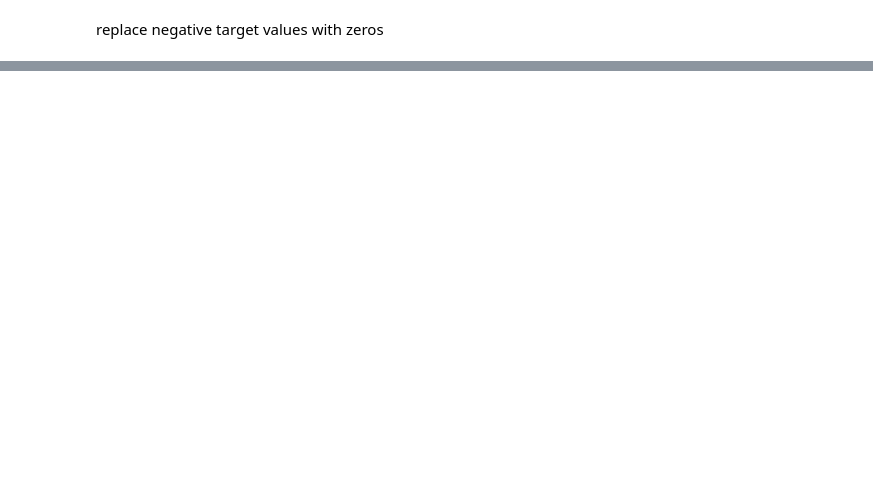
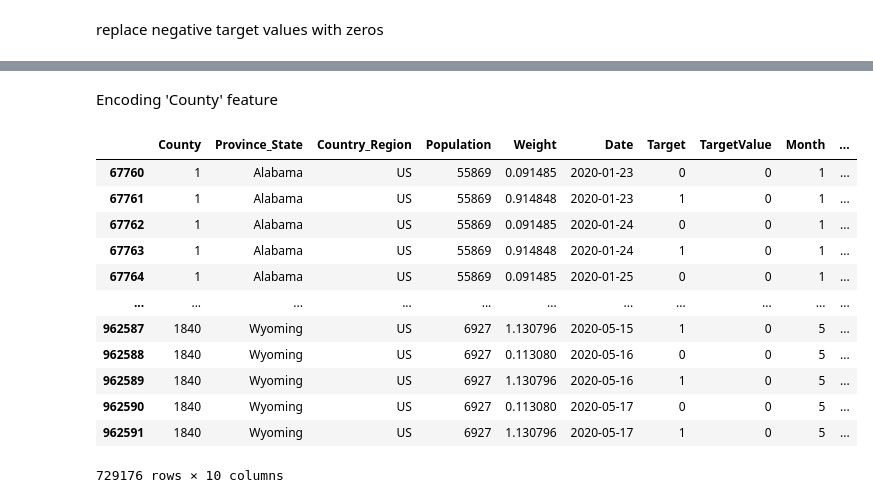
Before and after one commit to fzha113/COVID_19_Forecasting, a Jupyter notebook: COVID19Forecasting.ipynb, the cells around one changed output, grey strips where cells are left out. Drawn from its saved outputs; the diff is of its cells as text; code cells hidden in the pictures; blank space fills up the shorter version.

```diff
--- a/COVID19Forecasting.ipynb
+++ b/COVID19Forecasting.ipynb
@@ -180,0 +187,4 @@ all_data.describe()
+# %%
+all_data['Month'] = all_data['Date'].dt.month
+all_data['Day'] = all_data['Date'].dt.day
+all_data.head(5)
@@ -180,0 +200,3 @@ all_data.describe()
+# %%
+all_data.drop(['Id'],axis =1, inplace =True)
+all_data.columns
@@ -180,0 +210,3 @@ all_data.describe()
+# %%
+all_data['Target'] = all_data['Target'].map({'ConfirmedCases':0,'Fatalities':1}).astype(int)
+all_data
@@ -180,0 +227,22 @@ all_data.describe()
+# %% [markdown]
+Encoding 'County' feature
+# %%
+county = all_data['County'].unique()
+num = [i for i in range(1,len(county)+1)]
+county_num = dict(zip(county,num))
+all_data['County'] = all_data['County'].map(county_num).astype(int)
+all_data
+# %% [output]
+|  | County | Province_State | Country_Region | Population | Weight | Date | Target | TargetValue | Month | ... |
+| 67760 | 1 | Alabama | US | 55869 | 0.091485 | 2020-01-23 | 0 | 0 | 1 | ... |
+| 67761 | 1 | Alabama | US | 55869 | 0.914848 | 2020-01-23 | 1 | 0 | 1 | ... |
+| 67762 | 1 | Alabama | US | 55869 | 0.091485 | 2020-01-24 | 0 | 0 | 1 | ... |
+| 67763 | 1 | Alabama | US | 55869 | 0.914848 | 2020-01-24 | 1 | 0 | 1 | ... |
+| 67764 | 1 | Alabama | US | 55869 | 0.091485 | 2020-01-25 | 0 | 0 | 1 | ... |
+| ... | ... | ... | ... | ... | ... | ... | ... | ... | ... | ... |
+| 962587 | 1840 | Wyoming | US | 6927 | 1.130796 | 2020-05-15 | 1 | 0 | 5 | ... |
+| 962588 | 1840 | Wyoming | US | 6927 | 0.113080 | 2020-05-16 | 0 | 0 | 5 | ... |
+| 962589 | 1840 | Wyoming | US | 6927 | 1.130796 | 2020-05-16 | 1 | 0 | 5 | ... |
+| 962590 | 1840 | Wyoming | US | 6927 | 0.113080 | 2020-05-17 | 0 | 0 | 5 | ... |
+| 962591 | 1840 | Wyoming | US | 6927 | 1.130796 | 2020-05-17 | 1 | 0 | 5 | ... |
+729176 rows × 10 columns
```
Also changed, not shown: parts of 45 cells of this notebook.
